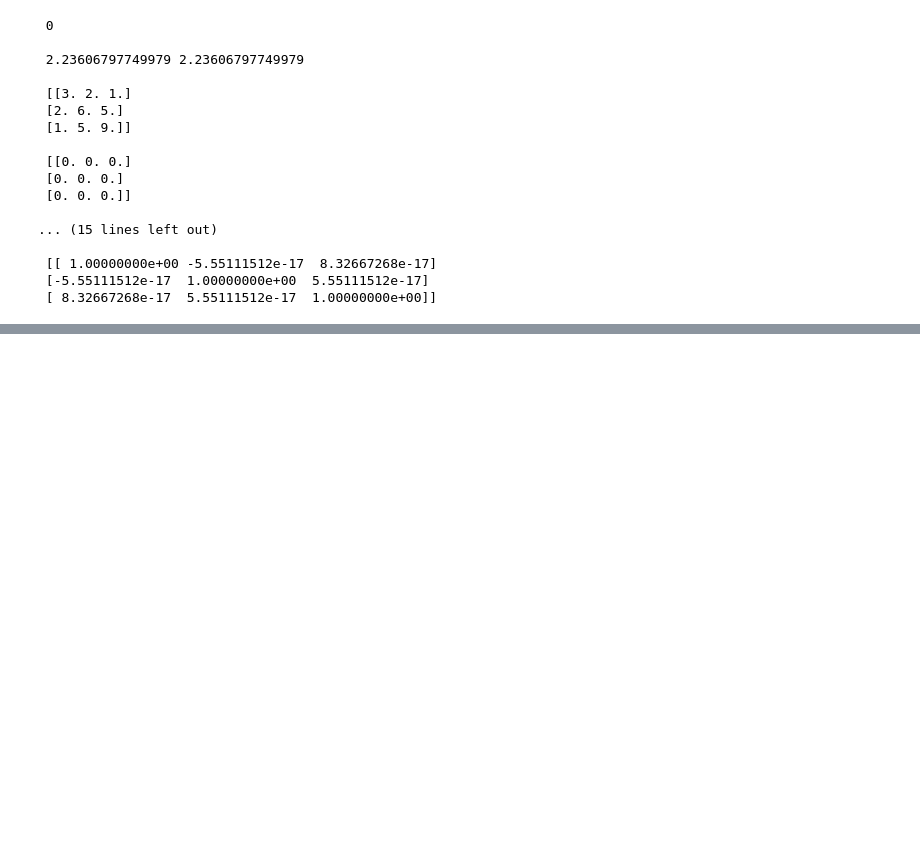
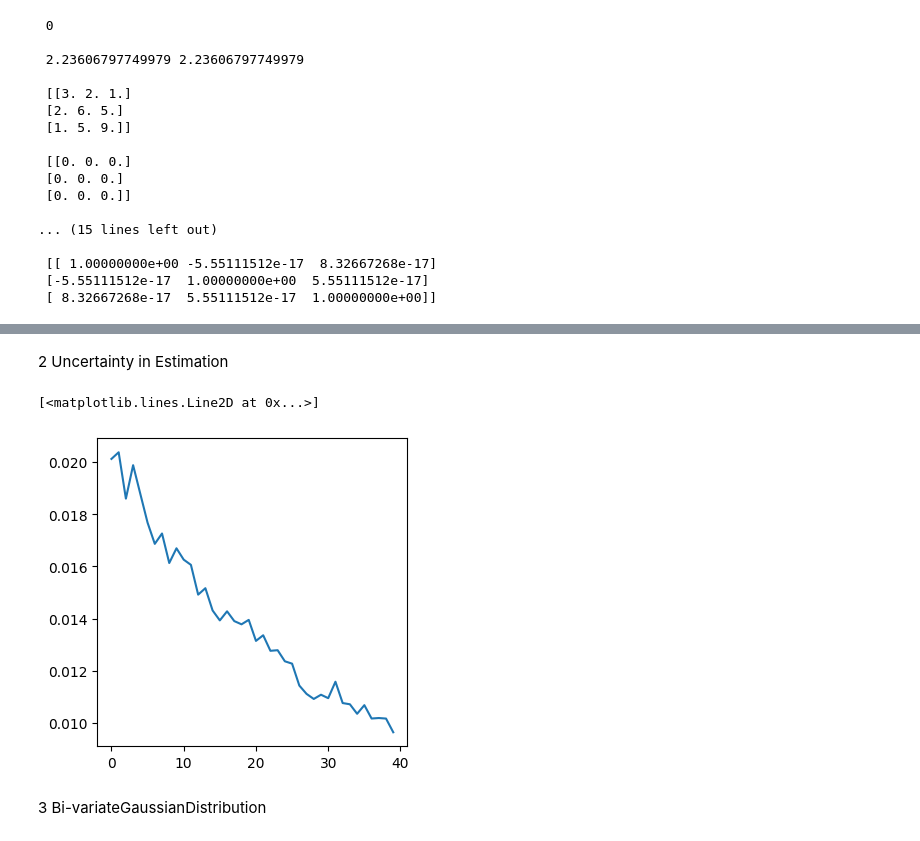
Before and after one commit to sameera-87/CO544-ML-Labs, a Jupyter notebook: CO544 - Lab02/CO544_Lab02.ipynb, the cells around one changed output, grey strips where cells are left out. Cells and saved outputs as stored; diff of their text form; code cells hidden in the pictures; blank space fills up the shorter version.

```diff
--- a/CO544 - Lab02/CO544_Lab02.ipynb
+++ b/CO544 - Lab02/CO544_Lab02.ipynb
@@ -57,0 +136,23 @@ print("\n", U @ U.T)
+# %% [markdown]
+2 Uncertainty in Estimation
+# %%
+MaxTrial=2000
+sampleSizeRange=np.linspace(100,200,40)
+plotVar=np.zeros(len(sampleSizeRange))
+
+for sSize in range(len(sampleSizeRange)):
+    numSamples=int(sampleSizeRange[sSize])
+    vStrial=np.zeros(MaxTrial)
+    for trial in range(MaxTrial):
+        xx=np.random.randn(numSamples,1)
+        vStrial[trial]=np.var(xx)
+    plotVar[sSize]=np.var(vStrial)
+
+fig,ax=plt.subplots(figsize=(4,4))
+
+ax.plot((plotVar))
+# %% [output]
+[<matplotlib.lines.Line2D at 0x...>]
+[figure, added]
+# %% [markdown]
+3 Bi-variateGaussianDistribution
```
Also changed, not shown: parts of 21 cells of this notebook, 1 other file.
